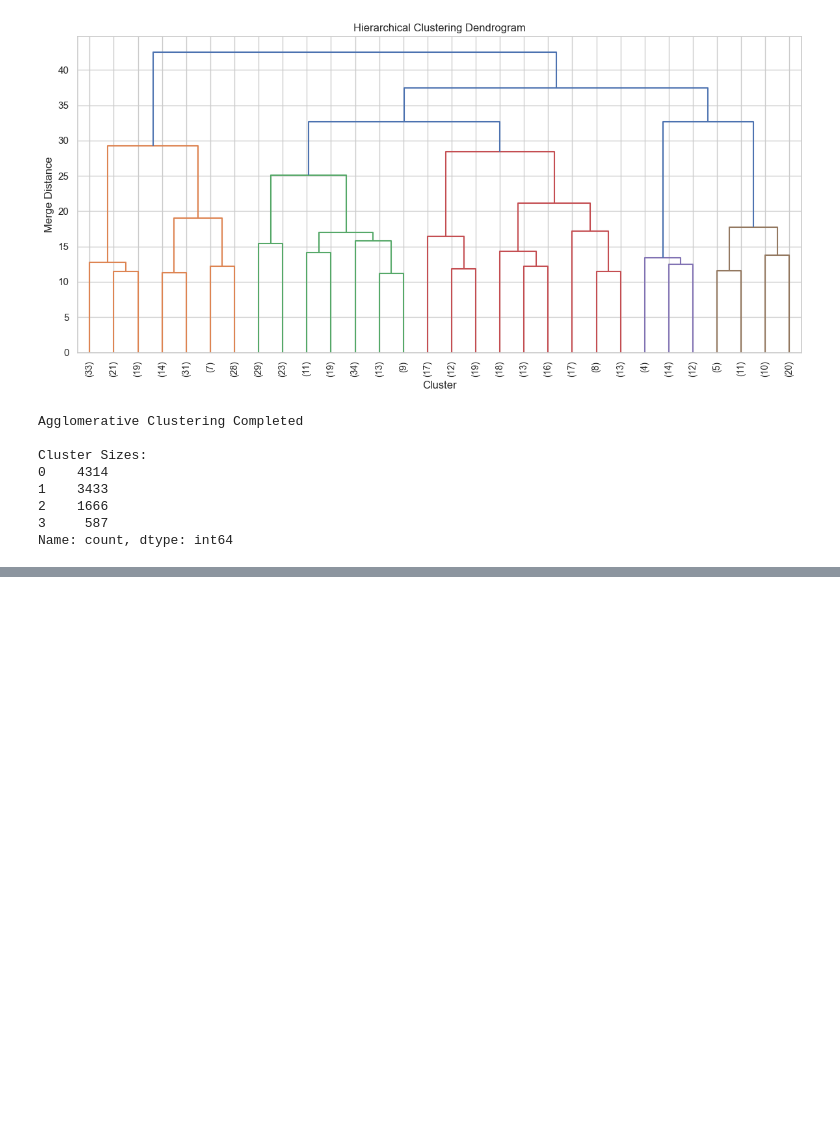
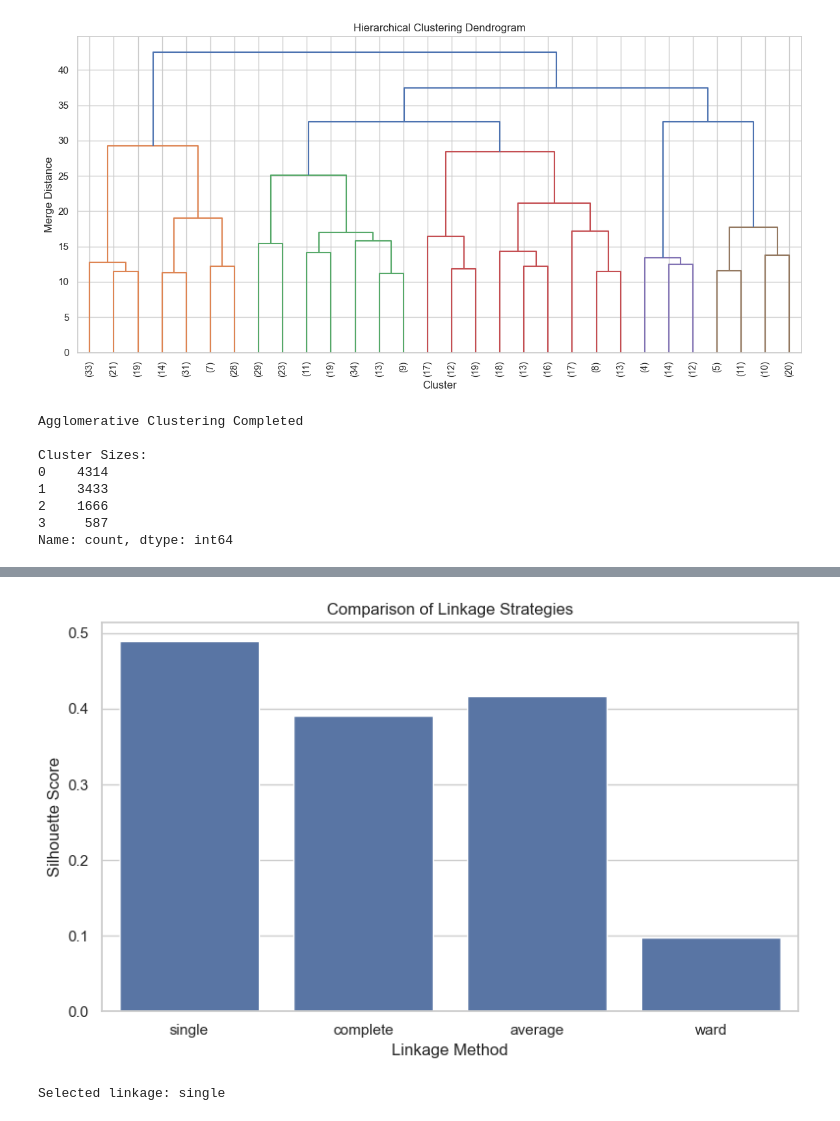
Before and after one commit to Meghana-PV/ml_caseStudy, a Jupyter notebook: notebooks/clustering.ipynb, the cells around one changed output, grey strips where cells are left out. Saved outputs shown, nothing was run; the diff lists cells and outputs as text; code cells hidden in the pictures; blank space fills up the shorter version.

Commit message:
Compare hierarchical linkage strategies

```diff
--- a/notebooks/clustering.ipynb
+++ b/notebooks/clustering.ipynb
@@ -661,0 +711,26 @@ Name: count, dtype: int64
+# %%
+plt.figure(figsize=(8, 5))
+
+sns.barplot(
+    data=linkage_df,
+    x="Linkage",
+    y="Silhouette Score"
+)
+
+plt.title("Comparison of Linkage Strategies")
+plt.xlabel("Linkage Method")
+plt.ylabel("Silhouette Score")
+
+plt.tight_layout()
+plt.show()
+# %% [output]
+[figure, added]
+# %%
+best_linkage = linkage_df.loc[
+    linkage_df["Silhouette Score"].idxmax(),
+    "Linkage"
+]
+
+print("Selected linkage:", best_linkage)
+# %% [output]
+Selected linkage: single
```
Also changed, not shown: parts of 2 cells of this notebook.
